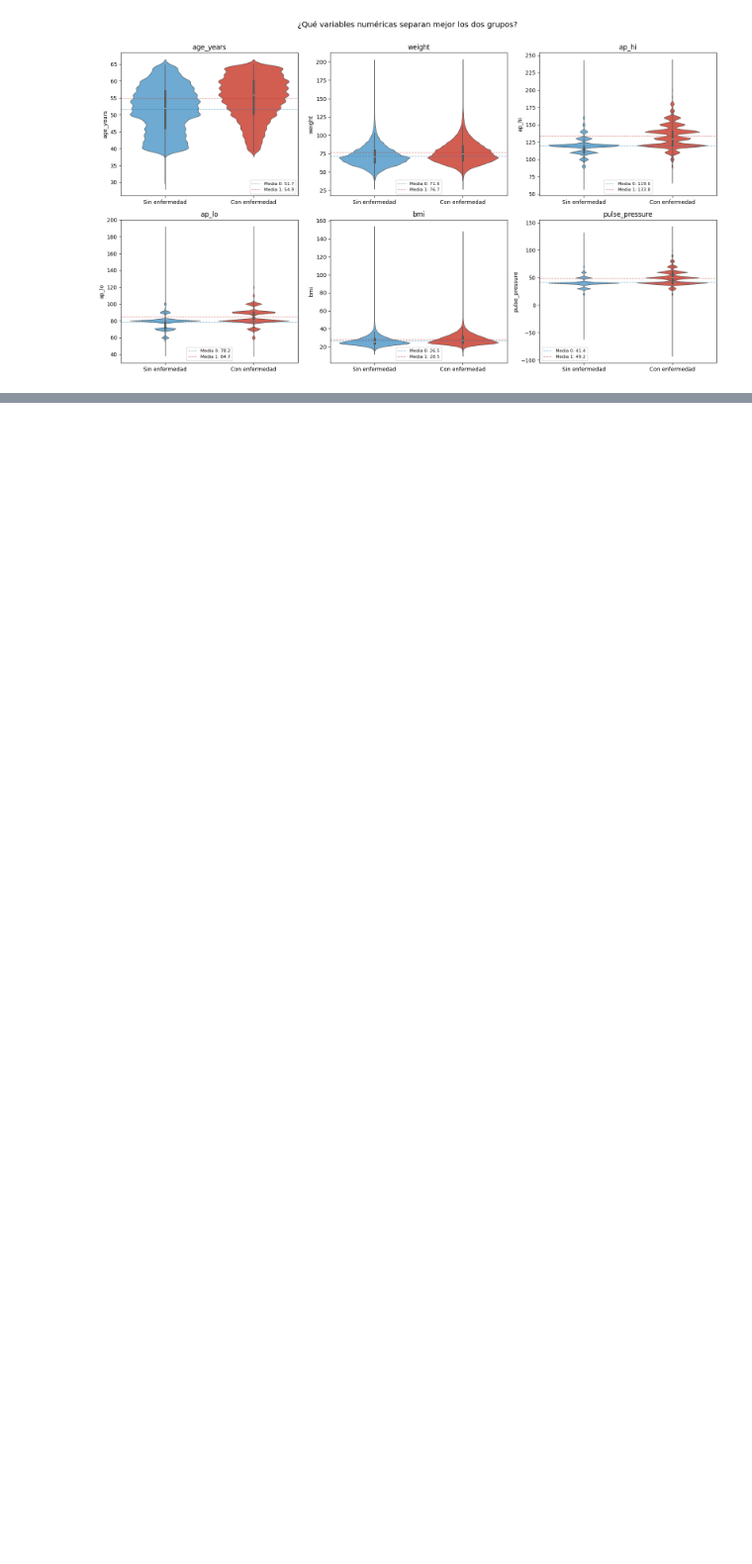
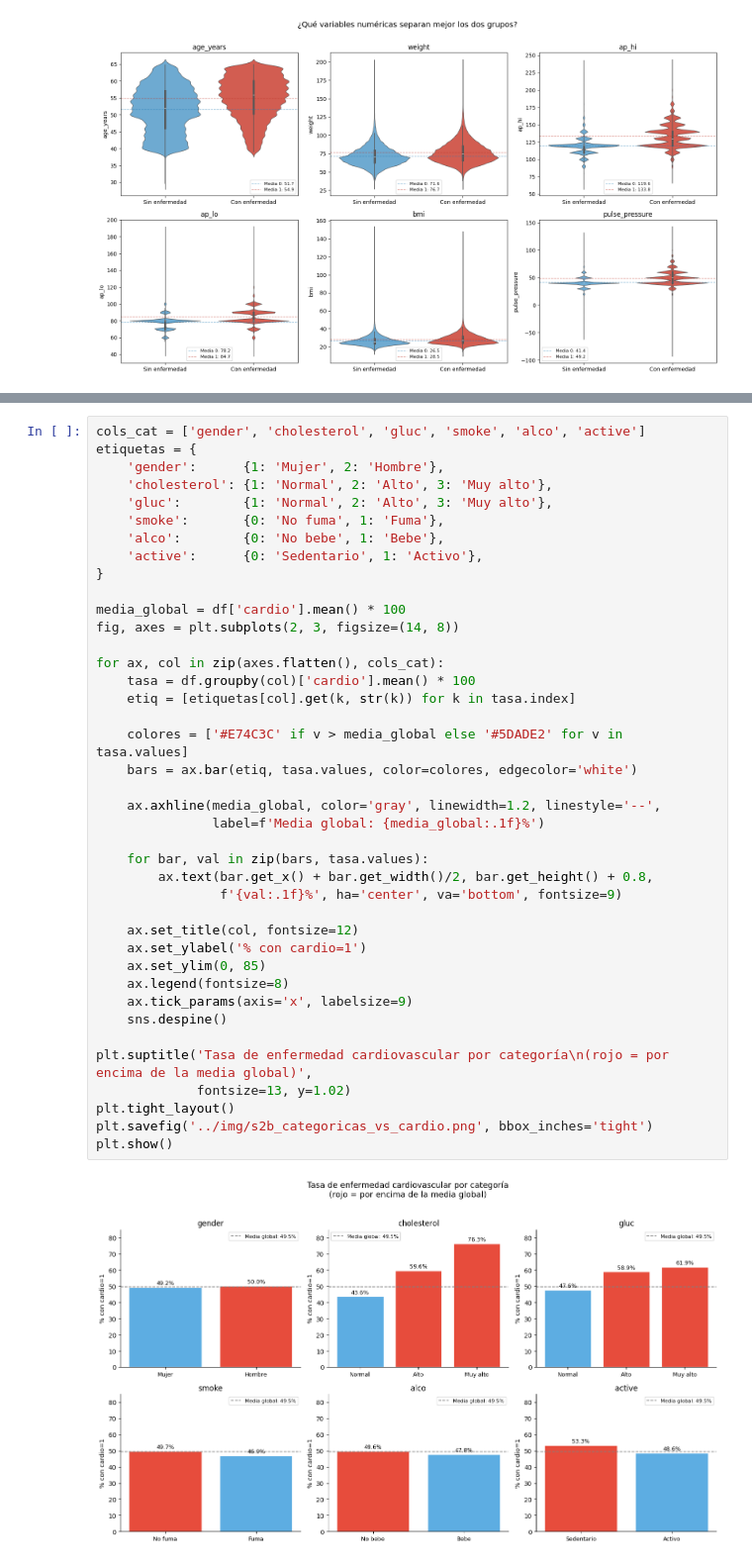
Before and after one commit to anacolinaarismendi/Cardiovascular-Disease, a Jupyter notebook: Notebooks/03_eda.ipynb, the cells around one changed output, grey strips where cells are left out. Shown at 99% size. Drawn from its saved outputs; the diff is of its cells as text; blank space fills up the shorter version.

```diff
--- a/Notebooks/03_eda.ipynb
+++ b/Notebooks/03_eda.ipynb
@@ -128,0 +151,42 @@ Passing `palette` without assigning `hue` is deprecated and will be removed in v
+# %%
+cols_cat = ['gender', 'cholesterol', 'gluc', 'smoke', 'alco', 'active']
+etiquetas = {
+    'gender':      {1: 'Mujer', 2: 'Hombre'},
+    'cholesterol': {1: 'Normal', 2: 'Alto', 3: 'Muy alto'},
+    'gluc':        {1: 'Normal', 2: 'Alto', 3: 'Muy alto'},
+    'smoke':       {0: 'No fuma', 1: 'Fuma'},
+    'alco':        {0: 'No bebe', 1: 'Bebe'},
+    'active':      {0: 'Sedentario', 1: 'Activo'},
+}
+
+media_global = df['cardio'].mean() * 100
+fig, axes = plt.subplots(2, 3, figsize=(14, 8))
+
+for ax, col in zip(axes.flatten(), cols_cat):
+    tasa = df.groupby(col)['cardio'].mean() * 100
+    etiq = [etiquetas[col].get(k, str(k)) for k in tasa.index]
+
+    colores = ['#E74C3C' if v > media_global else '#5DADE2' for v in tasa.values]
+    bars = ax.bar(etiq, tasa.values, color=colores, edgecolor='white')
+
+    ax.axhline(media_global, color='gray', linewidth=1.2, linestyle='--',
+               label=f'Media global: {media_global:.1f}%')
+
+    for bar, val in zip(bars, tasa.values):
+        ax.text(bar.get_x() + bar.get_width()/2, bar.get_height() + 0.8,
+                f'{val:.1f}%', ha='center', va='bottom', fontsize=9)
+
+    ax.set_title(col, fontsize=12)
+    ax.set_ylabel('% con cardio=1')
+    ax.set_ylim(0, 85)
+    ax.legend(fontsize=8)
+    ax.tick_params(axis='x', labelsize=9)
+    sns.despine()
+
+plt.suptitle('Tasa de enfermedad cardiovascular por categoría\n(rojo = por encima de la media global)',
+             fontsize=13, y=1.02)
+plt.tight_layout()
+plt.savefig('../img/s2b_categoricas_vs_cardio.png', bbox_inches='tight')
+plt.show()
+# %% [output]
+[figure, added]
```
Also changed, not shown: parts of 2 cells of this notebook, 4 other files.
